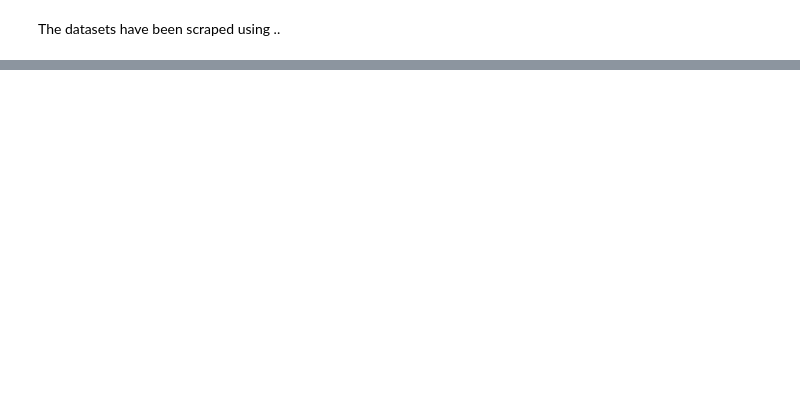
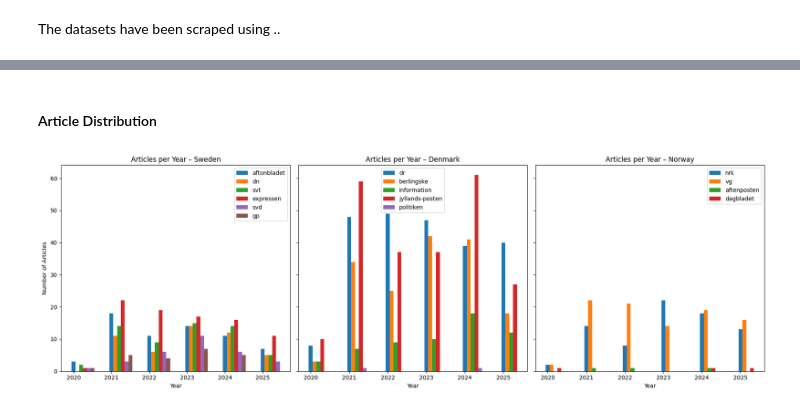
Before and after one commit to malinhauglandh/scandinavian-news-articles, a Jupyter notebook: news-articles.ipynb, the cells around one changed output, grey strips where cells are left out. Saved outputs shown, nothing was run; the diff lists cells and outputs as text; code cells hidden in the pictures; blank space fills up the shorter version.

Commit message:
add preprocessing steps and data exploration

```diff
--- a/news-articles.ipynb
+++ b/news-articles.ipynb
@@ -23,0 +69,9 @@ norwegian_articles.head(3)
+# %%
+# count rows with source "news"
+invalid_source = news_articles[news_articles['source'] == 'news']
+print("Number of articles with source 'news':", invalid_source.shape[0])
+
+# drop rows with source "news"
+news_articles = news_articles[news_articles['source'] != 'news']
+news_articles.reset_index(drop=True, inplace=True)
+print("Number of articles after dropping 'news' source:", news_articles.shape[0])
@@ -23,0 +85,2 @@ norwegian_articles.head(3)
+# %%
+news_articles['source'] = news_articles['source'].str.lower()
@@ -23,0 +89,5 @@ norwegian_articles.head(3)
+# %%
+news_articles['date'] = pd.to_datetime(news_articles['date'], errors='coerce')
+news_articles = news_articles[(news_articles['date'] >= '2020-01-01') & (news_articles['date'] <= '2025-12-31')]
+news_articles.reset_index(drop=True, inplace=True)
+print("Number of articles after removing those outside 2020-2025:", news_articles.shape[0])
@@ -23,0 +157,39 @@ norwegian_articles.head(3)
+# %% [markdown]
+#### Article Distribution
+# %%
+import matplotlib.pyplot as plt
+
+countries = news_articles['country'].unique()
+num_countries = len(countries)
+
+fig, axes = plt.subplots(1, num_countries, figsize=(18, 6), sharey=True)
+
+if num_countries == 1:
+    axes = [axes]
+
+for ax, country in zip(axes, countries):
+    country_data = news_articles[news_articles['country'] == country].copy()
+
+    for i, source in enumerate(country_data['source'].unique()):
+        source_data = country_data[country_data['source'] == source].copy()
+        source_data['year'] = source_data['date'].dt.year
+        year_counts = source_data['year'].value_counts().sort_index()
+
+        ax.bar(
+            year_counts.index + (0.1 * i),
+            year_counts.values,
+            width=0.1,
+            label=source
+        )
+
+    ax.set_title(f'Articles per Year – {country.capitalize()}')
+    ax.set_xlabel('Year')
+    ax.set_xticks(range(2020, 2026))
+    ax.legend()
+
+axes[0].set_ylabel('Number of Articles')
+
+plt.tight_layout()
+plt.show()
+# %% [output]
+[figure, added]
```
Also changed, not shown: parts of 15 cells of this notebook.
